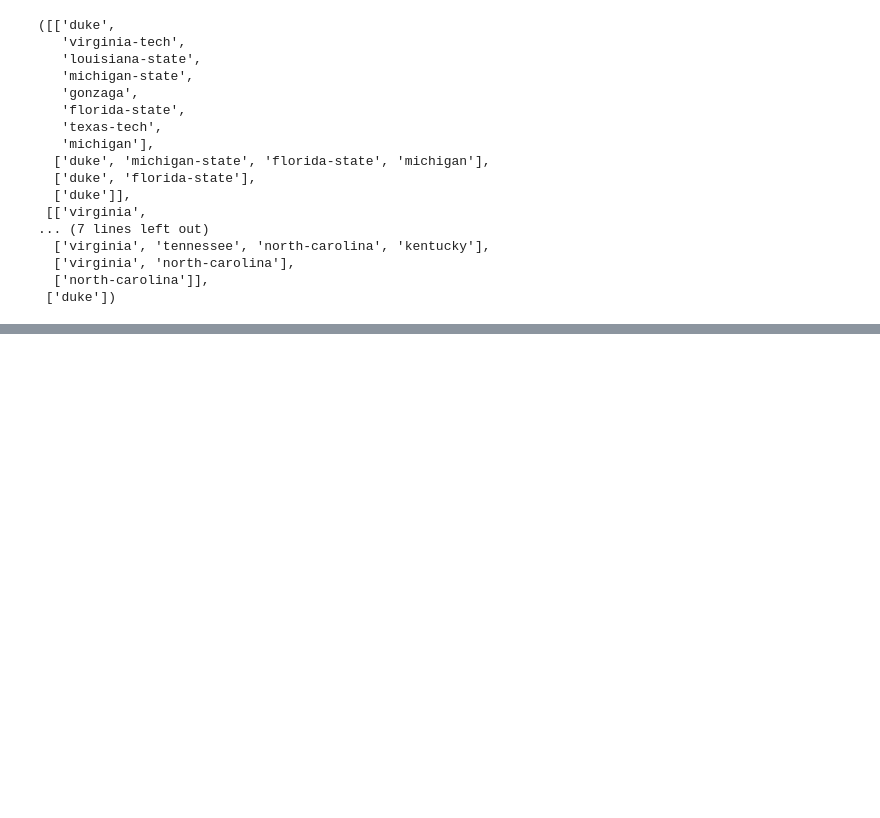
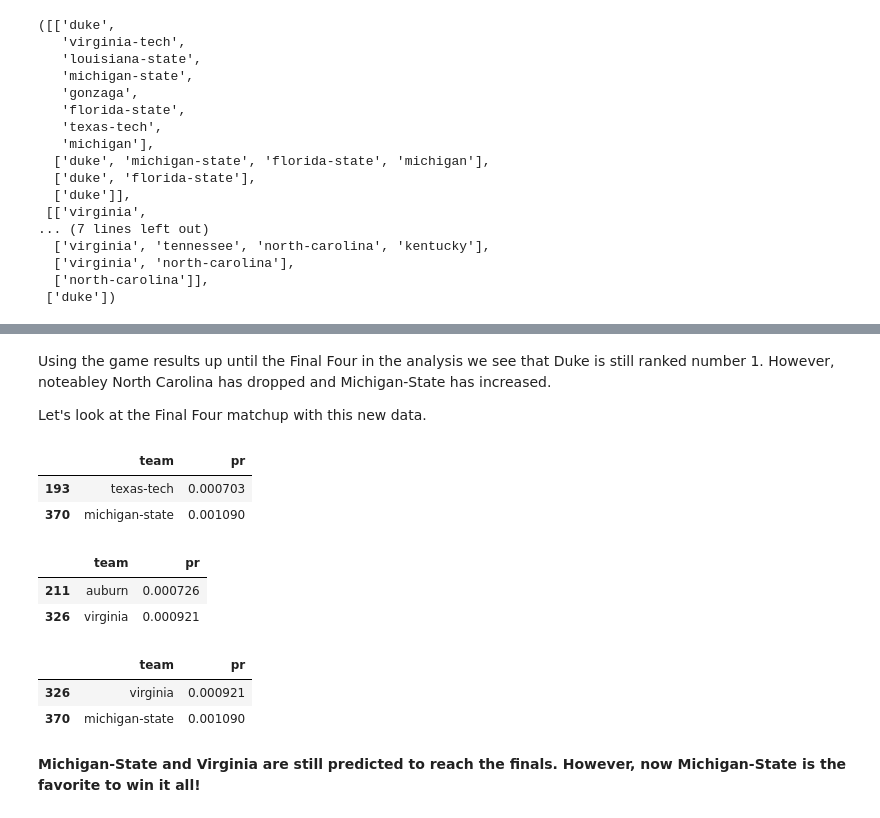
Before and after one commit to stubberf/NCAATour2019, a Jupyter notebook: PageRankAlgo.ipynb, the cells around one changed output, grey strips where cells are left out. Drawn from its saved outputs; the diff is of its cells as text; code cells hidden in the pictures; blank space fills up the shorter version.

```diff
--- a/PageRankAlgo.ipynb
+++ b/PageRankAlgo.ipynb
@@ -188,0 +345,25 @@ Possible improvements:
+# %% [markdown]
+Using the game results up until the Final Four in the analysis we see that Duke is still ranked number 1. However, noteabley North Carolina has dropped and Michigan-State has increased.
+
+
+Let's look at the Final Four matchup with this new data.
+# %%
+df2.loc[(df2.team=='texas-tech')|(df2.team=='michigan-state'),:]
+# %% [output]
+|  | team | pr |
+| 193 | texas-tech | 0.000703 |
+| 370 | michigan-state | 0.001090 |
+# %%
+df2.loc[(df2.team=='virginia')|(df2.team=='auburn'),:]
+# %% [output]
+|  | team | pr |
+| 211 | auburn | 0.000726 |
+| 326 | virginia | 0.000921 |
+# %%
+df2.loc[(df2.team=='virginia')|(df2.team=='michigan-state'),:]
+# %% [output]
+|  | team | pr |
+| 326 | virginia | 0.000921 |
+| 370 | michigan-state | 0.001090 |
+# %% [markdown]
+__Michigan-State and Virginia are still predicted to reach the finals. However, now Michigan-State is the favorite to win it all!__
```
Also changed, not shown: parts of 11 cells of this notebook.
